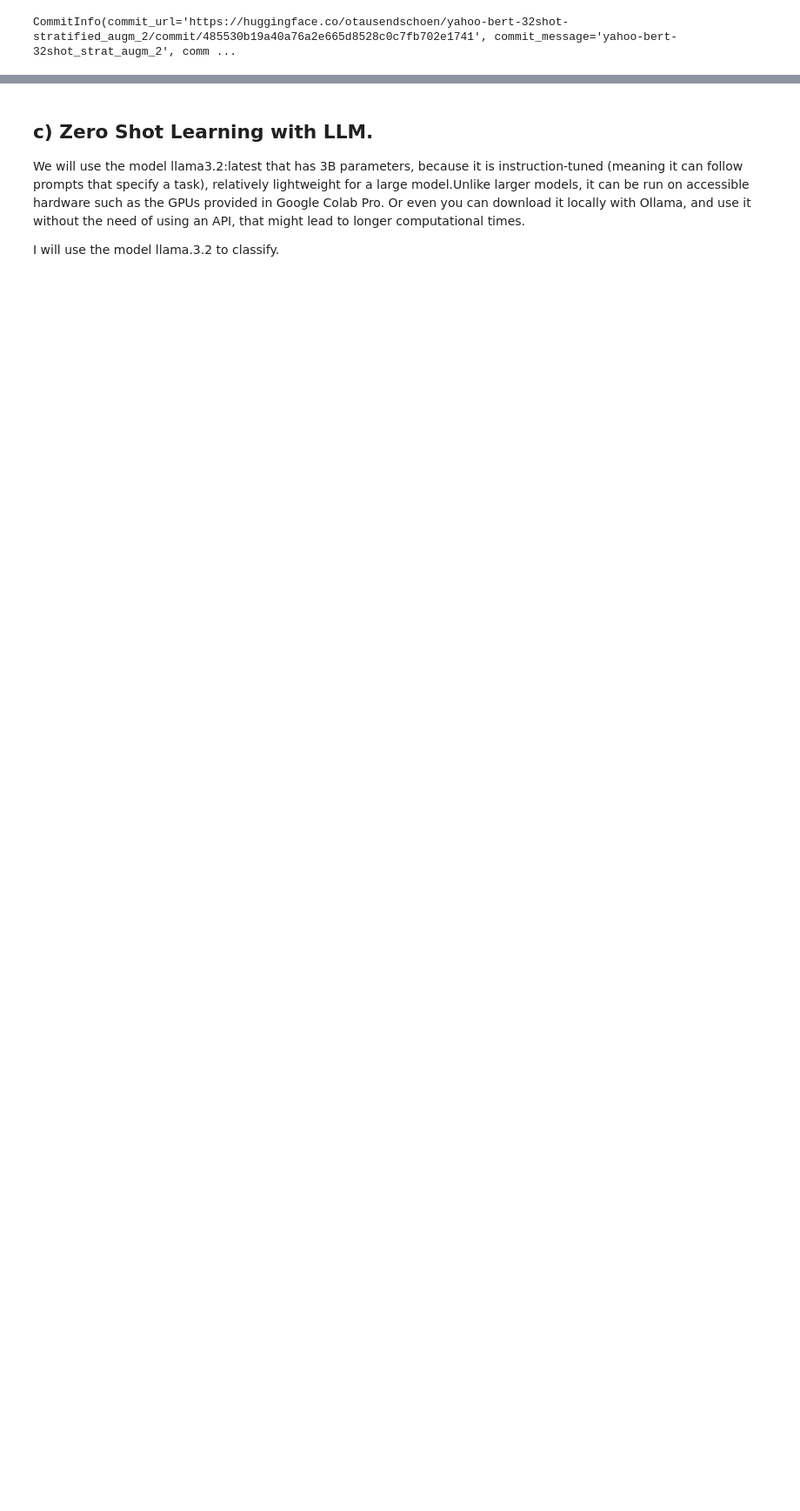
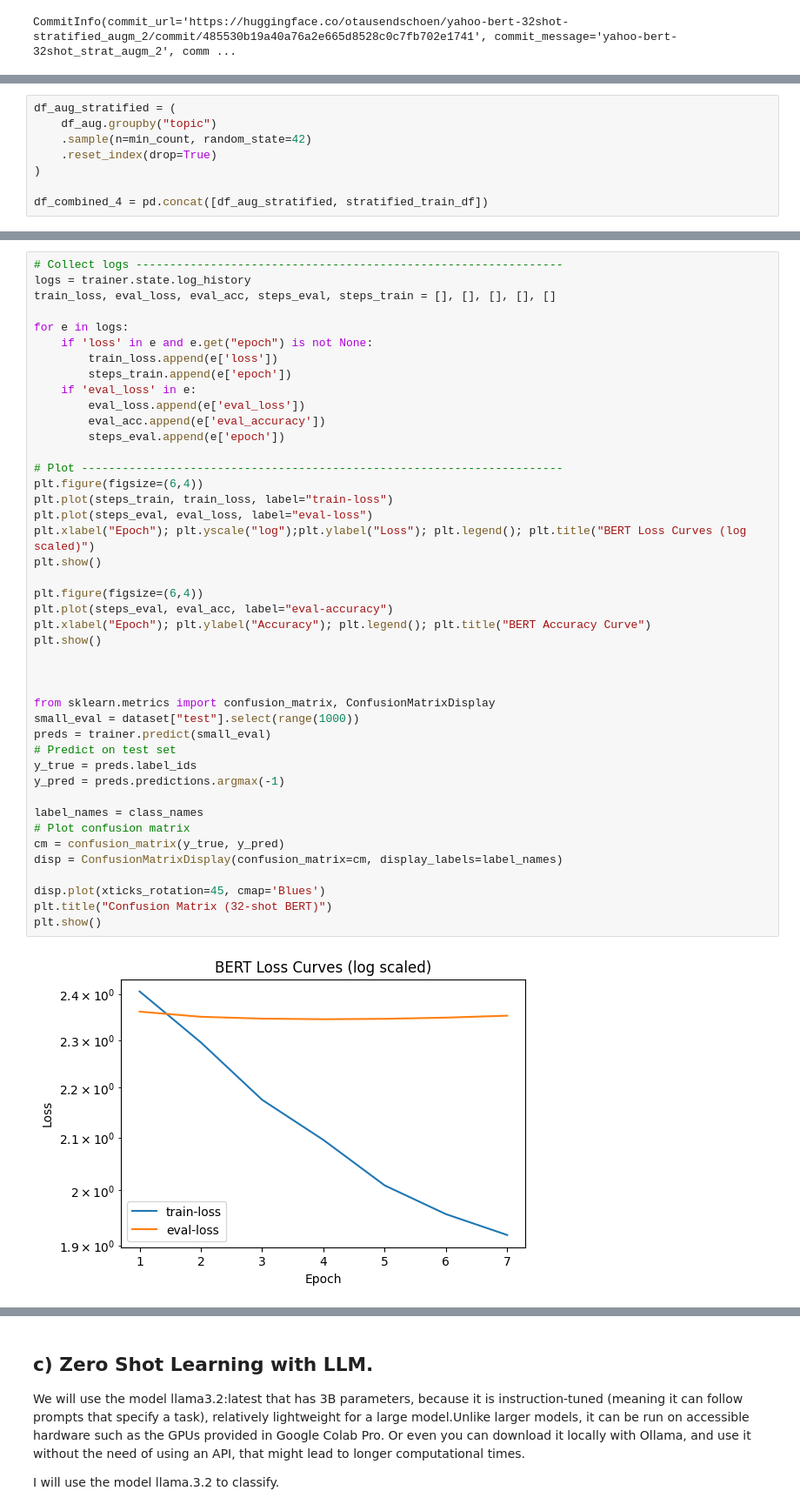
Before and after one commit to otausendschoen/NLP_Yahoo-Answers, a Jupyter notebook: project.ipynb, the cells around one changed output, grey strips where cells are left out. Shown at 87% size. Cells and saved outputs as stored; diff of their text form; blank space fills up the shorter version.

```diff
--- a/project.ipynb
+++ b/project.ipynb
@@ -1888,0 +1915,8 @@ Overall, we can say that we can observe some kind of trade-off: increasing the n
+# %%
+df_aug_stratified = (
+    df_aug.groupby("topic")
+    .sample(n=min_count, random_state=42)
+    .reset_index(drop=True)
+)
+
+df_combined_4 = pd.concat([df_aug_stratified, stratified_train_df])
@@ -1888,0 +2033,45 @@ Overall, we can say that we can observe some kind of trade-off: increasing the n
+# %%
+# Collect logs ---------------------------------------------------------------
+logs = trainer.state.log_history
+train_loss, eval_loss, eval_acc, steps_eval, steps_train = [], [], [], [], []
+
+for e in logs:
+    if 'loss' in e and e.get("epoch") is not None:
+        train_loss.append(e['loss'])
+        steps_train.append(e['epoch'])
+    if 'eval_loss' in e:
+        eval_loss.append(e['eval_loss'])
+        eval_acc.append(e['eval_accuracy'])
+        steps_eval.append(e['epoch'])
+
+# Plot -----------------------------------------------------------------------
+plt.figure(figsize=(6,4))
+plt.plot(steps_train, train_loss, label="train-loss")
+plt.plot(steps_eval, eval_loss, label="eval-loss")
+plt.xlabel("Epoch"); plt.yscale("log");plt.ylabel("Loss"); plt.legend(); plt.title("BERT Loss Curves (log scaled)")
+plt.show()
+
+plt.figure(figsize=(6,4))
+plt.plot(steps_eval, eval_acc, label="eval-accuracy")
+plt.xlabel("Epoch"); plt.ylabel("Accuracy"); plt.legend(); plt.title("BERT Accuracy Curve")
+plt.show()
+
+
+
+from sklearn.metrics import confusion_matrix, ConfusionMatrixDisplay
+small_eval = dataset["test"].select(range(1000))
+preds = trainer.predict(small_eval)
+# Predict on test set
+y_true = preds.label_ids
+y_pred = preds.predictions.argmax(-1)
+
+label_names = class_names
+# Plot confusion matrix
+cm = confusion_matrix(y_true, y_pred)
+disp = ConfusionMatrixDisplay(confusion_matrix=cm, display_labels=label_names)
+
+disp.plot(xticks_rotation=45, cmap='Blues')
+plt.title("Confusion Matrix (32-shot BERT)")
+plt.show()
+# %% [output]
+[figure, added]
```
Also changed, not shown: parts of 12 cells of this notebook.
